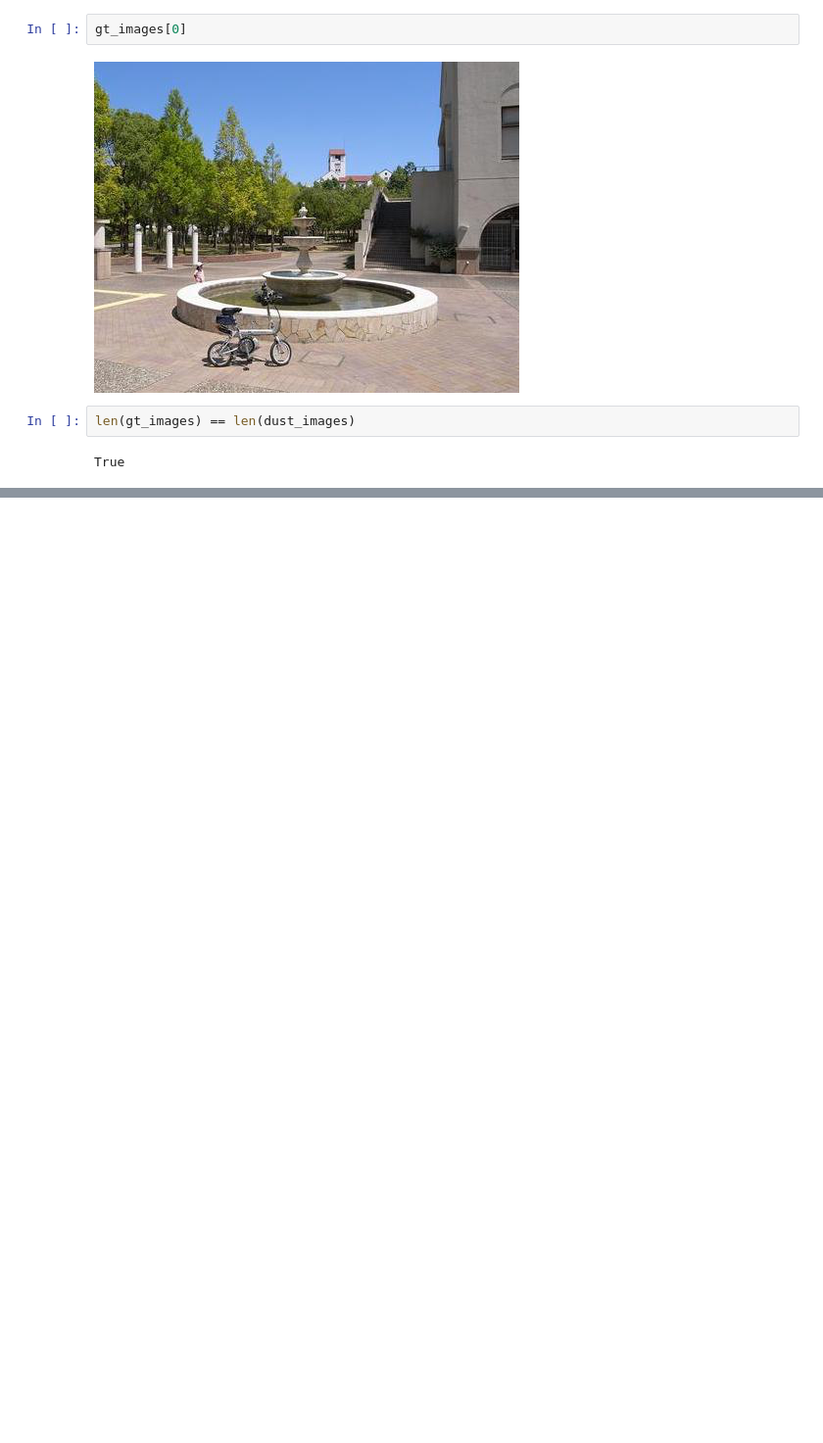
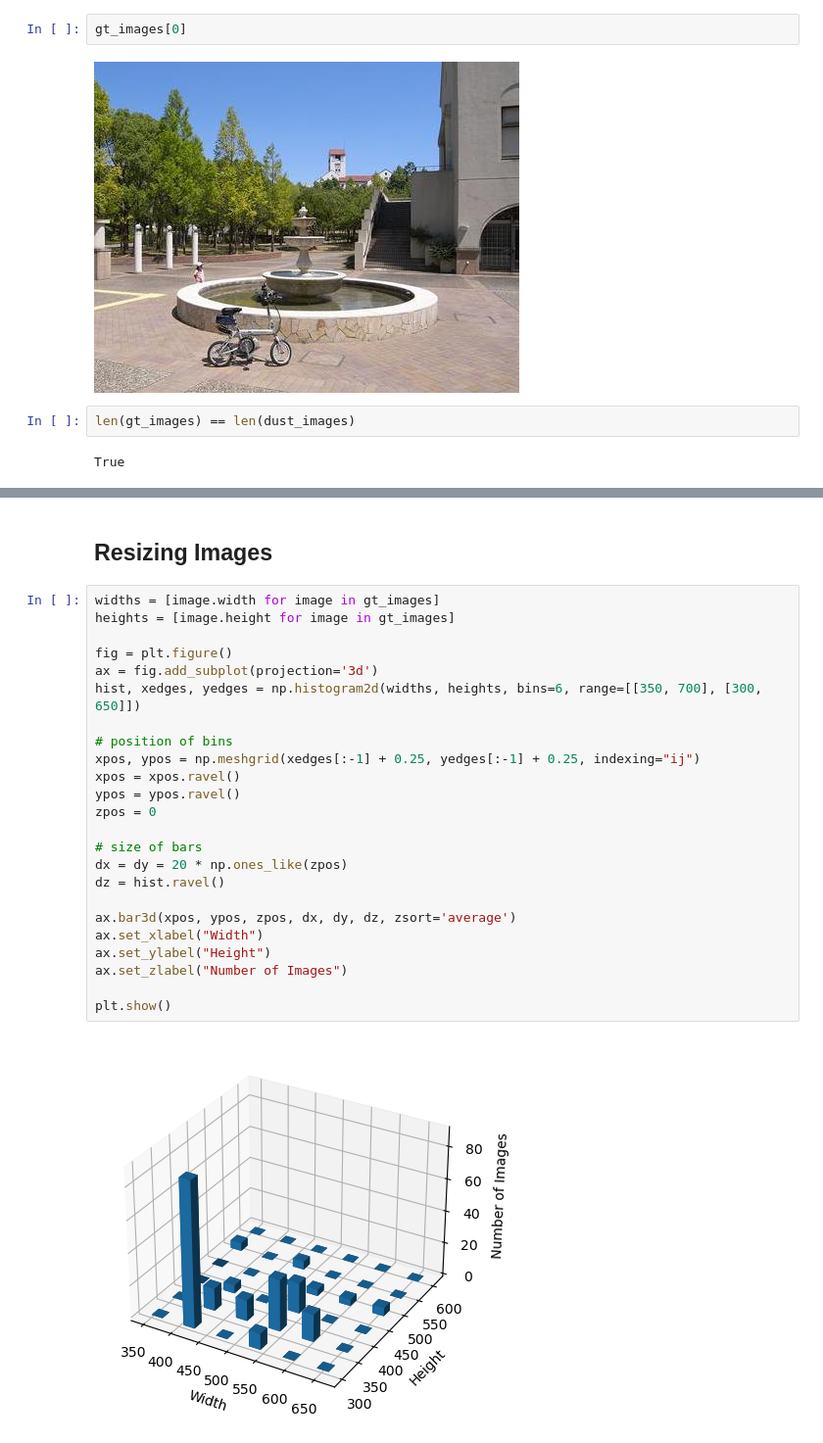
Before and after one commit to superleesa/final_year_project, a Jupyter notebook: Final_Year_Project_Data_Analysis.ipynb, the cells around one changed output, grey strips where cells are left out. Shown at 98% size. Saved outputs shown, nothing was run; the diff lists cells and outputs as text; blank space fills up the shorter version.

```diff
--- a/Final_Year_Project_Data_Analysis.ipynb
+++ b/Final_Year_Project_Data_Analysis.ipynb
@@ -66,0 +83,28 @@ for i in range(1, 11):
+# %% [markdown]
+## Resizing Images
+# %%
+widths = [image.width for image in gt_images]
+heights = [image.height for image in gt_images]
+
+fig = plt.figure()
+ax = fig.add_subplot(projection='3d')
+hist, xedges, yedges = np.histogram2d(widths, heights, bins=6, range=[[350, 700], [300, 650]])
+
+# position of bins
+xpos, ypos = np.meshgrid(xedges[:-1] + 0.25, yedges[:-1] + 0.25, indexing="ij")
+xpos = xpos.ravel()
+ypos = ypos.ravel()
+zpos = 0
+
+# size of bars
+dx = dy = 20 * np.ones_like(zpos)
+dz = hist.ravel()
+
+ax.bar3d(xpos, ypos, zpos, dx, dy, dz, zsort='average')
+ax.set_xlabel("Width")
+ax.set_ylabel("Height")
+ax.set_zlabel("Number of Images")
+
+plt.show()
+# %% [output]
+[figure, added]
```
Also changed, not shown: parts of 16 cells of this notebook.
